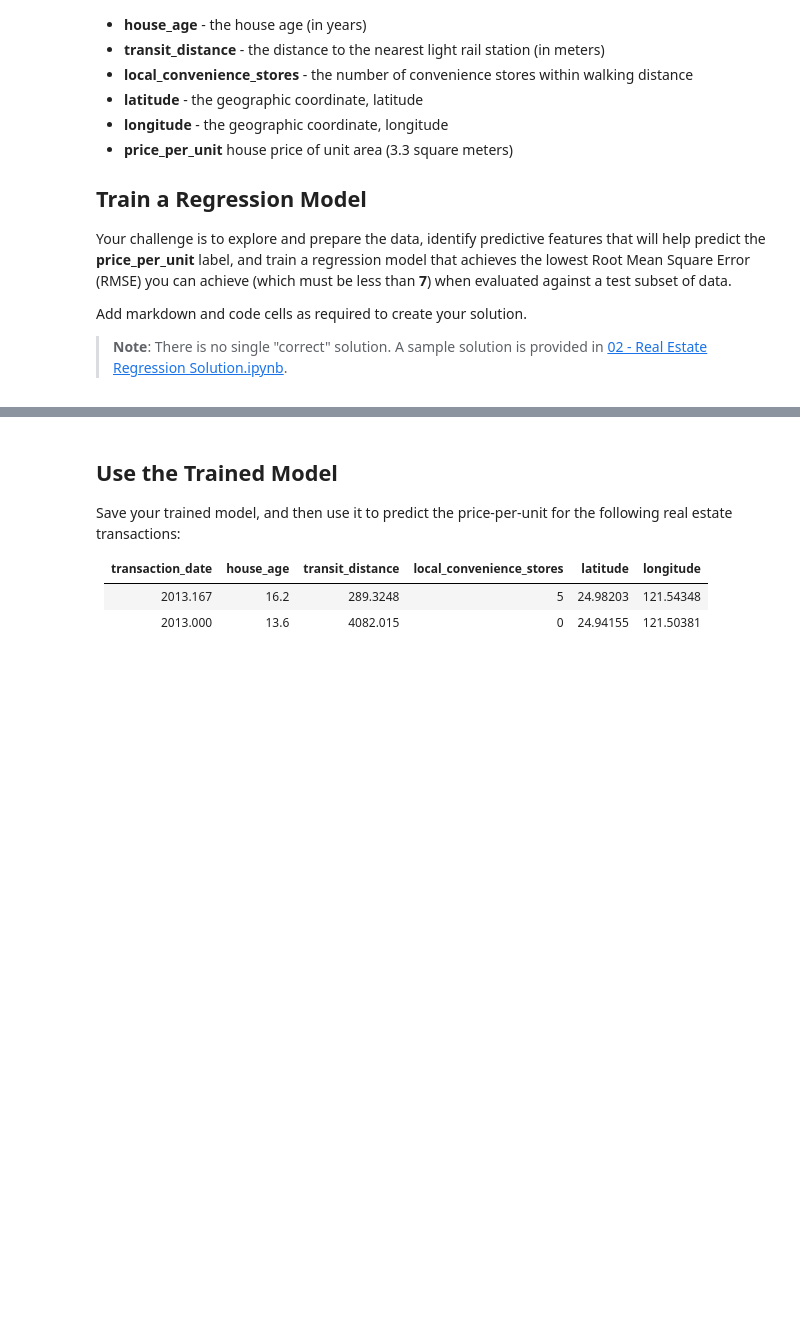
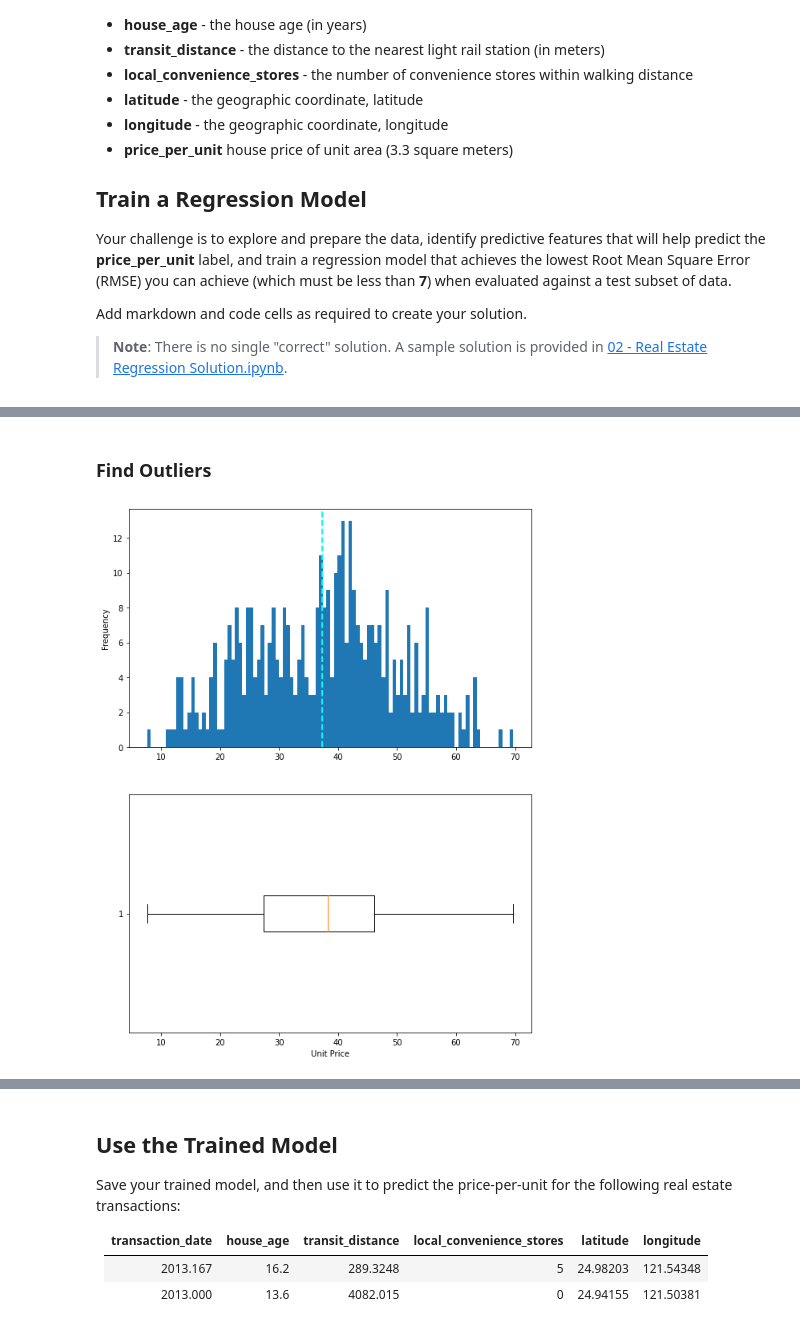
Before and after one commit to MicrosoftDocs/ml-basics, a Jupyter notebook: challenges/02 - Real Estate Regression Challenge.ipynb, the cells around one changed output, grey strips where cells are left out. Saved outputs shown, nothing was run; the diff lists cells and outputs as text; code cells hidden in the pictures; blank space fills up the shorter version.

```diff
--- a/challenges/02 - Real Estate Regression Challenge.ipynb
+++ b/challenges/02 - Real Estate Regression Challenge.ipynb
@@ -42,0 +48,8 @@ Add markdown and code cells as required to create your solution.
+# %%
+# Your code to explore data and train a regression model
+from sklearn.linear_model import LinearRegression
+data['Year'] = data['transaction_date'].astype(str).str[:4]
+X,y = ['Year', 'house_age', 'transit_distance', 'local_convenience_stores', 'latitude', 'longitude'],['price_per_unit']
+# data = data.drop('Year', axis=1)
+data.Year = data.Year.astype(int)
+data
@@ -42,0 +70,15 @@ Add markdown and code cells as required to create your solution.
+# %% [markdown]
+### Find Outliers
+# %%
+import matplotlib.pyplot as plt
+%matplotlib inline
+
+fig,ax = plt.subplots(2,1, figsize = (9,12))
+ax[0].hist(data[y[0]], bins=100)
+ax[0].set_ylabel('Frequency')
+ax[0].axvline(data[y[0]].mean(), color='cyan', linestyle='dashed',linewidth=2)
+ax[1].boxplot(data[y[0]], vert=False)
+ax[1].set_xlabel("Unit Price")
+fig.show()
+# %% [output]
+[figure, added]
```
Also changed, not shown: parts of 11 cells of this notebook, 2 other files.
